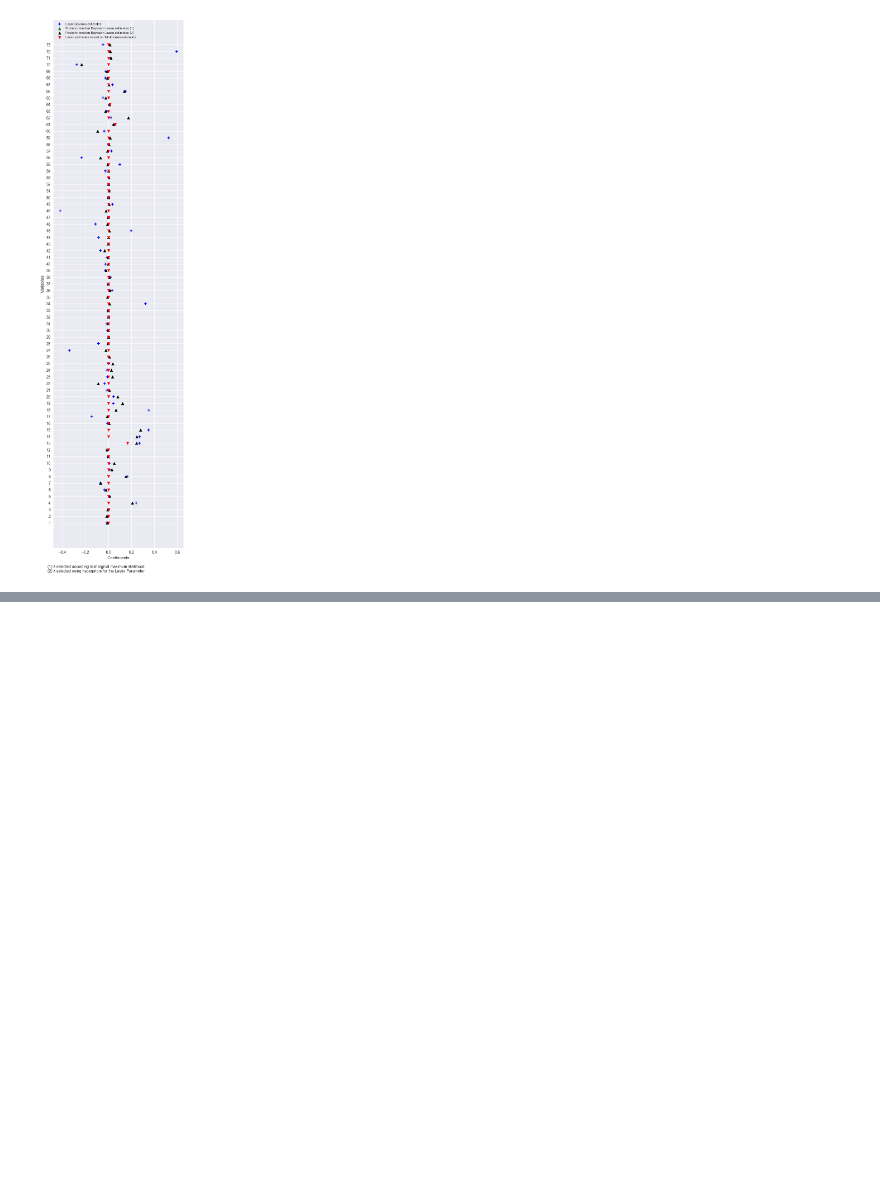
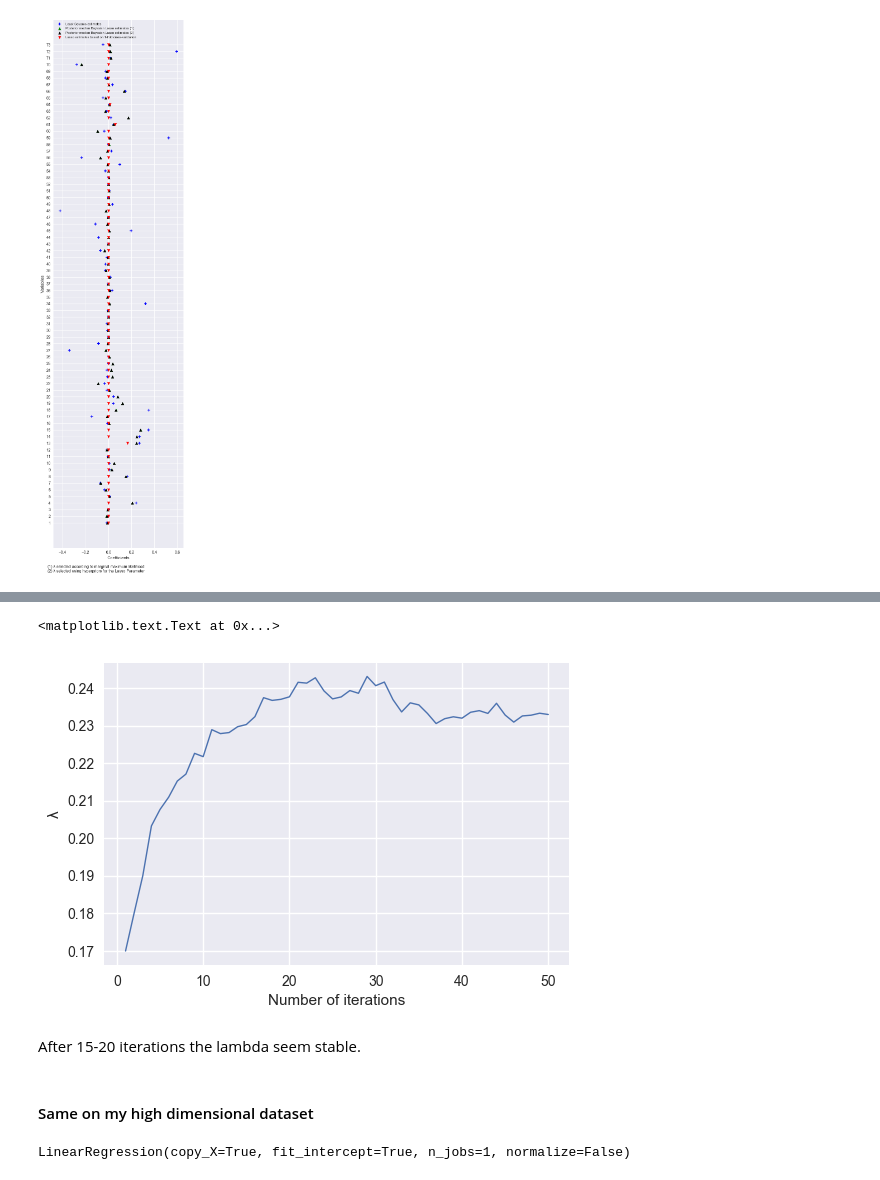
Before and after one commit to mathislinger/Bayesian_Lasso, a Jupyter notebook: code.ipynb, the cells around one changed output, grey strips where cells are left out. Drawn from its saved outputs; the diff is of its cells as text; code cells hidden in the pictures; blank space fills up the shorter version.

Commit message:
Add examples on largest dataset

```diff
--- a/code.ipynb
+++ b/code.ipynb
@@ -464,0 +573,4 @@ plt.figtext(0.09, 0.09, "(1) λ selected according to marginal maximum likelihoo
+# %%
+from sklearn.linear_model import LinearRegression
+lm = LinearRegression()
+lm.fit(X,Y_tilde)
@@ -464,0 +579,12 @@ plt.figtext(0.09, 0.09, "(1) λ selected according to marginal maximum likelihoo
+# %%
+# Lambda_init
+lambda_init = (X.shape[1]*np.sqrt((np.sum((Y_tilde - lm.predict(X))**2))/(X.shape[0]-X.shape[1])))/np.sum(np.abs(lm.coef_))
+# %%
+lambda_list = []
+for i in range(50):
+    if i==0:
+        lambda_ = np.sqrt(2*X.shape[1]/sum(np.mean(Gibbs_sampler(500, lambda_init), axis=0)))
+    else:
+        lambda_ = np.sqrt(2*X.shape[1]/sum(np.mean(Gibbs_sampler(500, lambda_), axis=0)))
+    print(i)
+    lambda_list.append(lambda_)
@@ -464,0 +609,21 @@ plt.figtext(0.09, 0.09, "(1) λ selected according to marginal maximum likelihoo
+# %%
+dict_df = {'x': range(1,51), 'λ':lambda_list}
+df = pd.DataFrame(dict_df)
+
+plt.plot( 'x', 'λ', data=df, linewidth=1)
+
+plt.xlabel('Number of iterations')
+plt.ylabel('λ')
+# %% [output]
+<matplotlib.text.Text at 0x...>
+[figure, added]
+# %% [markdown]
+After 15-20 iterations the lambda seem stable.
+# %% [markdown]
+#### Same on my high dimensional dataset
+# %%
+from sklearn.linear_model import LinearRegression
+lm = LinearRegression()
+lm.fit(X,Y_tilde)
+# %% [output]
+LinearRegression(copy_X=True, fit_intercept=True, n_jobs=1, normalize=False)
```
Also changed, not shown: parts of 33 cells of this notebook.
